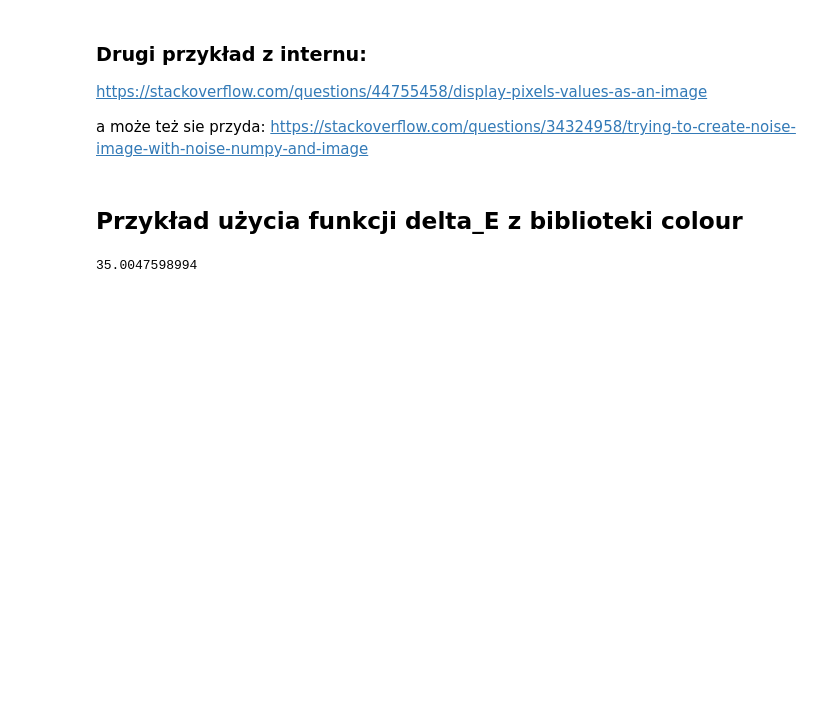
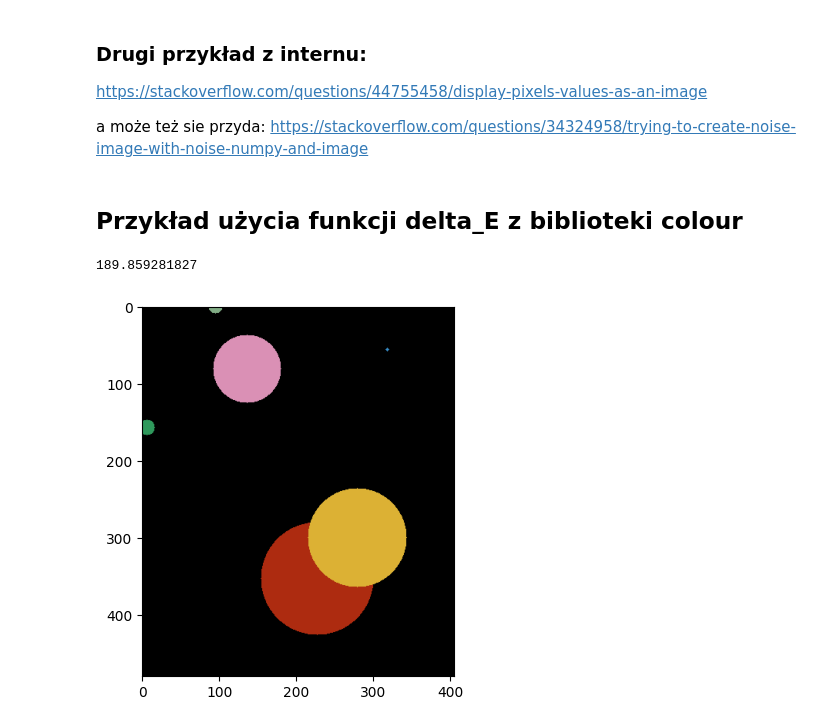
Before and after one commit to michalfica/algorytmy-ewolucyjne---projekt-, a Jupyter notebook: projekt/helpers.ipynb, the cells around one changed output. Saved outputs shown, nothing was run; the diff lists cells and outputs as text; code cells hidden in the pictures; blank space fills up the shorter version.

Commit message:
delta_e na przykładzie

```diff
--- a/projekt/helpers.ipynb
+++ b/projekt/helpers.ipynb
@@ -38,29 +38,30 @@ https://stackoverflow.com/questions/34324958/trying-to-create-noise-image-with-n
 ## Przykład użycia funkcji delta_E z biblioteki colour
 # %%
 import cv2
+import numpy as np
 
-# print('genracja nr: ', cnt, ', bestobj value: ', some_statistics[cnt])
-
-# image_name = "LOG/im_" + str(t) + ".png"
-# img = self.population.population[0].pixels_array
-# RGB_img = np.flip(img, axis=-1)
-# cv2.imwrite(image_name, RGB_img)
-
-# cnt += 1
+from individual import Individual
 
 image1_rgb = cv2.imread('pics/GirlwithaPearl.jpg')
 image2_rgb = cv2.imread('LOG/im_60.png')
 
-image1_lab = cv2.cvtColor(image1_rgb, cv2.COLOR_RGB2Lab)
+objective_image_lab = cv2.cvtColor(image1_rgb, cv2.COLOR_RGB2Lab)
 image2_lab = cv2.cvtColor(image2_rgb, cv2.COLOR_RGB2Lab)
 
+x = Individual()
+x.generate_random_inidividual()
+
+random_image_lab = cv2.cvtColor(np.float32(x.pixels_array), cv2.COLOR_RGB2Lab)
+
+
 import colour
-delta_E_value = colour.delta_E(image1_lab, image2_lab)
+import numpy as np
 
-import numpy as np
-print(np.mean(colour.difference.delta_e.delta_E_CIE2000(image1_lab, image2_lab)))
+print(np.mean(colour.difference.delta_e.delta_E_CIE1976(objective_image_lab, random_image_lab)))
+x.show_image()
 # %% [output]
-35.0047598994
+189.859281827
+[figure, added]
 # %%
 import deltae
 Lab1 = {'L': 50.00, 'a': 2.6772, 'b': -79.7751}
```
